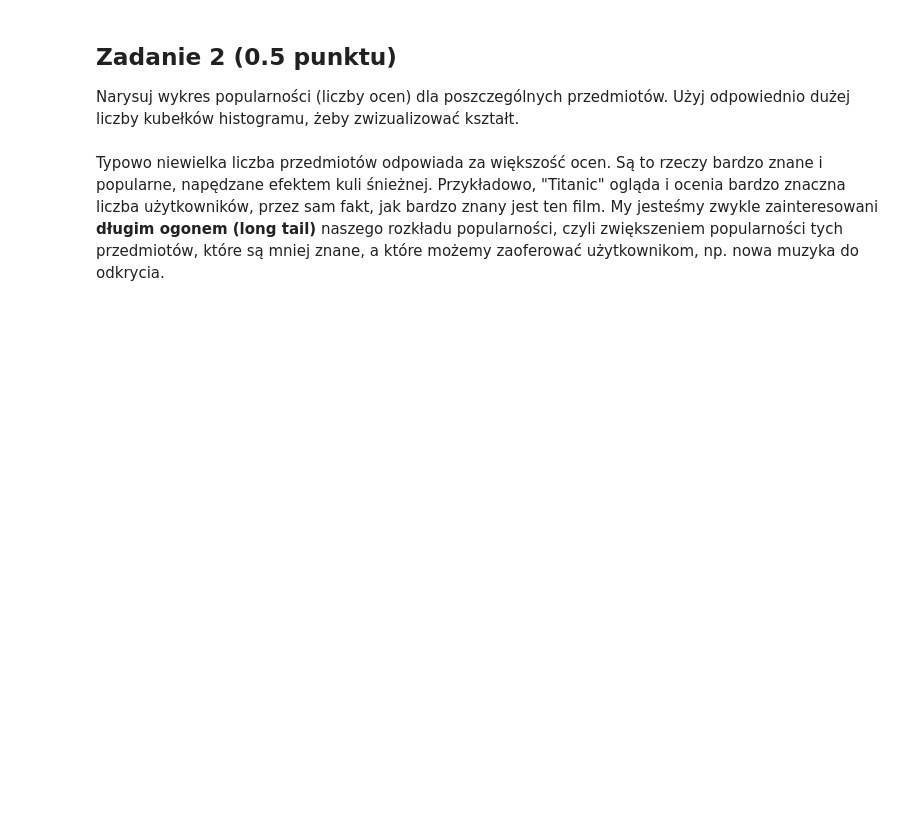
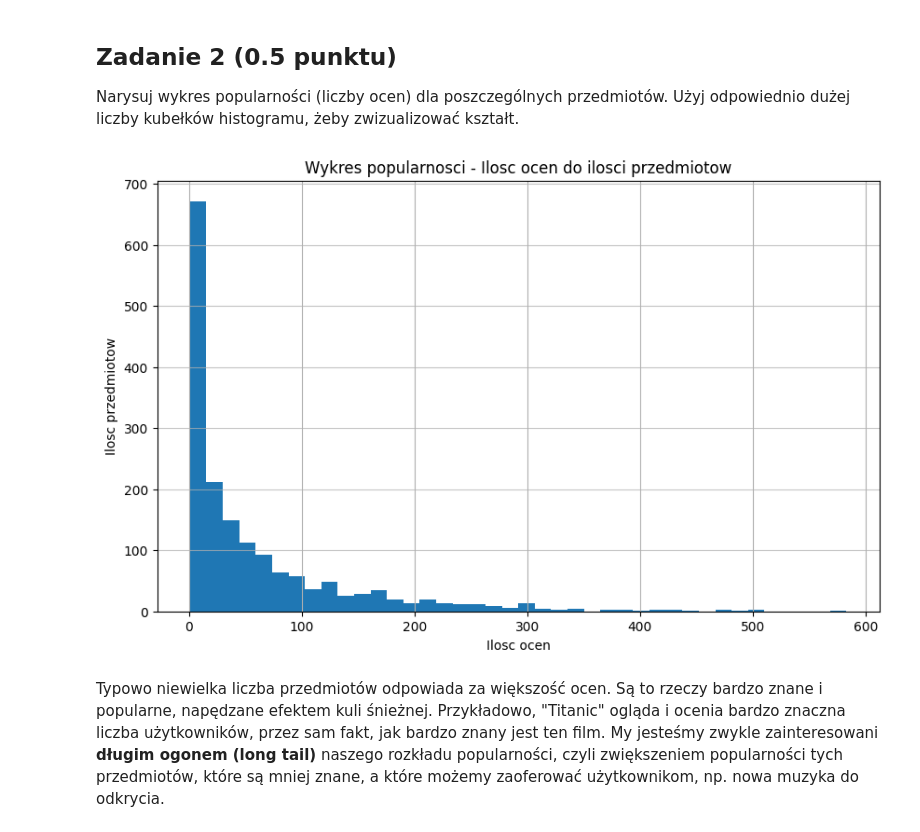
Before and after one commit to Sewery/artificial-inteligence-fundamentals, a Jupyter notebook: lab7/lab_7.ipynb, the cells around one changed output. Cells and saved outputs as stored; diff of their text form; code cells hidden in the pictures; blank space fills up the shorter version.

```diff
--- a/lab7/lab_7.ipynb
+++ b/lab7/lab_7.ipynb
@@ -133,3 +173,19 @@ Narysuj wykres popularności (liczby ocen) dla poszczególnych przedmiotów. Uż
+# %%
+import matplotlib.pyplot as plt
+
+# Calculate the number of ratings for each item
+item_popularity = df['item_id'].value_counts()
+
+# Plot a histogram of item popularity
+plt.figure(figsize=(10, 6))
+item_popularity.hist(bins=40) # Using 50 bins to visualize the shape
+plt.title('Wykres popularnosci - Ilosc ocen do ilosci przedmiotow')
+plt.xlabel('Ilosc ocen')
+plt.ylabel('Ilosc przedmiotow')
+plt.grid(axis='y', alpha=0.75)
+plt.show()
+# %% [output]
+[figure, added]
 # %% [markdown]
 Typowo niewielka liczba przedmiotów odpowiada za większość ocen. Są to rzeczy bardzo znane i popularne, napędzane efektem kuli śnieżnej. Przykładowo, "Titanic" ogląda i ocenia bardzo znaczna liczba użytkowników, przez sam fakt, jak bardzo znany jest ten film. My jesteśmy zwykle zainteresowani **długim ogonem (long tail)** naszego rozkładu popularności, czyli zwiększeniem popularności tych przedmiotów, które są mniej znane, a które możemy zaoferować użytkownikom, np. nowa muzyka do odkrycia.
 # %% [markdown]
```
Also changed, not shown: parts of 8 cells of this notebook.
